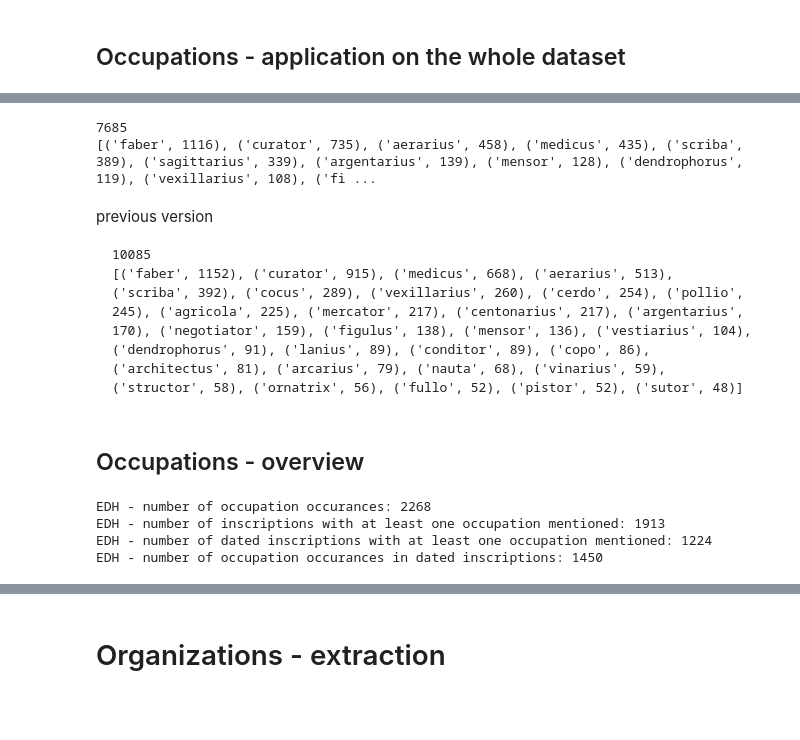
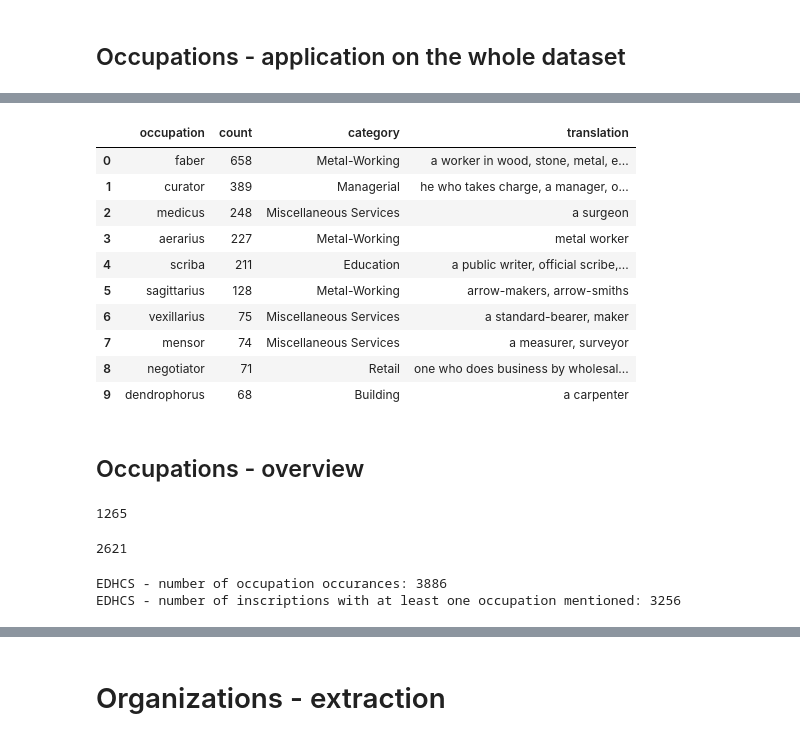
Before and after one commit to sdam-au/LI_ETL, a Jupyter notebook: scripts/4_EXTRACTING-OCCUPATIONS&ORGANIZATIONS.ipynb, the cells around one changed output, grey strips where cells are left out. Cells and saved outputs as stored; diff of their text form; code cells hidden in the pictures; blank space fills up the shorter version.

````diff
--- a/scripts/4_EXTRACTING-OCCUPATIONS&ORGANIZATIONS.ipynb
+++ b/scripts/4_EXTRACTING-OCCUPATIONS&ORGANIZATIONS.ipynb
@@ -145,5 +112,5 @@ len(EDHCS_sample[EDHCS_sample["occups_N"] > 0])
 ## Occupations - application on the whole dataset
 # %%
 %%time
-EDH["occups"] = EDH["clean_text_interpretive_word"].apply(extract_occup)
+EDHCS["occups"] = EDHCS["clean_text_interpretive_word"].apply(extract_occup)
 # %% [output]
@@ -151,0 +119,2 @@ Wall time: 44.7 s
+# %%
+EDHCS["occups_N"] = EDHCS["occups"].apply(len)
@@ -152,5 +125,5 @@ Wall time: 44.7 s
 # %%
-EDH_occups_list = [el for sublist in EDH["occups"].tolist() for el in sublist]
-print(len(EDH_occups_list))
-print(nltk.FreqDist(EDH_occups_list).most_common(30))
+EDHCS_occups_list = [el for sublist in EDHCS["occups"].tolist() for el in sublist]
+occupations_counts = pd.DataFrame(nltk.FreqDist(EDHCS_occups_list).most_common(), columns=["occupation", "count"])
+occupations_counts.head(10)
 # %% [output]
@@ -173,13 +140,0 @@ Wall time: 3min 19s
-# %%
-EDCS_occups_list = [el for sublist in EDCS["occups"].tolist() for el in sublist]
-print(len(EDCS_occups_list))
-print(nltk.FreqDist(EDCS_occups_list).most_common(30))
-# %% [output]
-7685
-[('faber', 1116), ('curator', 735), ('aerarius', 458), ('medicus', 435), ('scriba', 389), ('sagittarius', 339), ('argentarius', 139), ('mensor', 128), ('dendrophorus', 119), ('vexillarius', 108), ('fi ...
-# %% [markdown]
-previous version
-```
-10085
-[('faber', 1152), ('curator', 915), ('medicus', 668), ('aerarius', 513), ('scriba', 392), ('cocus', 289), ('vexillarius', 260), ('cerdo', 254), ('pollio', 245), ('agricola', 225), ('mercator', 217), ('centonarius', 217), ('argentarius', 170), ('negotiator', 159), ('figulus', 138), ('mensor', 136), ('vestiarius', 104), ('dendrophorus', 91), ('lanius', 89), ('conditor', 89), ('copo', 86), ('architectus', 81), ('arcarius', 79), ('nauta', 68), ('vinarius', 59), ('structor', 58), ('ornatrix', 56), ('fullo', 52), ('pistor', 52), ('sutor', 48)]
-```
@@ -187,0 +141,21 @@ EDCS["occups_N"] = EDCS["occups"].apply(len)
+# %%
+# load the occupation list
+occupations_df = pd.read_csv("../data/occupations_list.csv")
+occupation_category_dict = dict(zip(occupations_df["Term"], occupations_df["Category"]))
+occupation_translation_dict = dict(zip(occupations_df["Term"], occupations_df["Translation_eng"]))
+# add category and translation to the counts
+occupations_counts["category"] = occupations_counts["occupation"].apply(lambda x: occupation_category_dict[x])
+occupations_counts["translation"] = occupations_counts["occupation"].apply(lambda x: occupation_translation_dict[x])
+occupations_counts.head(10)
+# %% [output]
+|  | occupation | count | category | translation |
+| 0 | faber | 658 | Metal-Working | a worker in wood, stone, metal, e... |
+| 1 | curator | 389 | Managerial | he who takes charge, a manager, o... |
+| 2 | medicus | 248 | Miscellaneous Services | a surgeon |
+| 3 | aerarius | 227 | Metal-Working | metal worker |
+| 4 | scriba | 211 | Education | a public writer, official scribe,... |
+| 5 | sagittarius | 128 | Metal-Working | arrow-makers, arrow-smiths |
+| 6 | vexillarius | 75 | Miscellaneous Services | a standard-bearer, maker |
+| 7 | mensor | 74 | Miscellaneous Services | a measurer, surveyor |
+| 8 | negotiator | 71 | Retail | one who does business by wholesal... |
+| 9 | dendrophorus | 68 | Building | a carpenter |
@@ -188,12 +164,18 @@ EDCS["occups_N"] = EDCS["occups"].apply(len)
 # %% [markdown]
 ## Occupations - overview
+# %%
+# EDH
+EDHCS[EDHCS["id"].notnull()]["occups_N"].sum()
+# %% [output]
+1265
+# %%
+# EDCS
+EDHCS[EDHCS["id"].isnull()]["occups_N"].sum()
+# %% [output]
+2621
 # %%
-print("EDH - number of occupation occurances: " + str(EDH["occups_N"].sum()))
-print("EDH - number of inscriptions with at least one occupation mentioned: " + str(len(EDH[EDH["occups_N"] > 0])))
-print("EDH - number of dated inscriptions with at least one occupation mentioned: "+ str(len(EDH[(EDH["not_before"].notnull()) & (EDH["occups_N"] > 0)])))
-print("EDH - number of occupation occurances in dated inscriptions: " + str(EDH[EDH["not_before"].notnull()]["occups_N"].sum()))
+print("EDHCS - number of occupation occurances: " + str(EDHCS["occups_N"].sum()))
+print("EDHCS - number of inscriptions with at least one occupation mentioned: " + str(len(EDHCS[EDHCS["occups_N"] > 0])))
 # %% [output]
-EDH - number of occupation occurances: 2268
-EDH - number of inscriptions with at least one occupation mentioned: 1913
-EDH - number of dated inscriptions with at least one occupation mentioned: 1224
-EDH - number of occupation occurances in dated inscriptions: 1450
+EDHCS - number of occupation occurances: 3886
+EDHCS - number of inscriptions with at least one occupation mentioned: 3256
````
Also changed, not shown: parts of 34 cells of this notebook, 5 other files.
